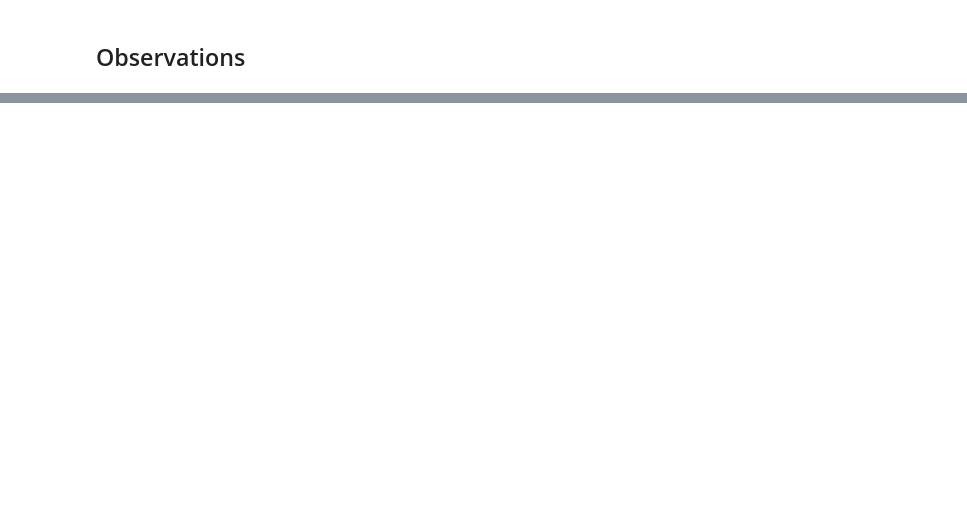
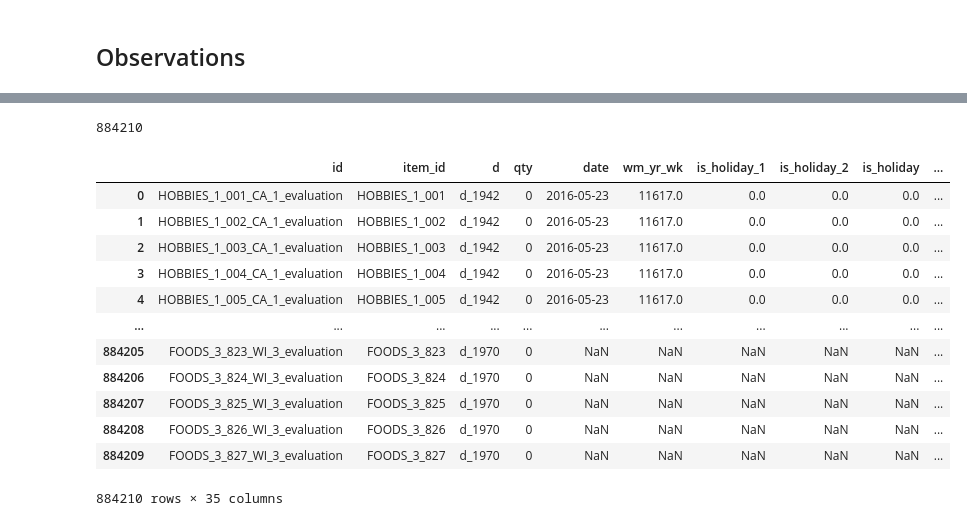
Before and after one commit to khanh22mse23057/python4engineer-assignments, a Jupyter notebook: Assignments3_M5_Forecasting_with_LSTM_and_LightGBM.ipynb, the cells around one changed output, grey strips where cells are left out. Cells and saved outputs as stored; diff of their text form; code cells hidden in the pictures; blank space fills up the shorter version.

```diff
--- a/Assignments3_M5_Forecasting_with_LSTM_and_LightGBM.ipynb
+++ b/Assignments3_M5_Forecasting_with_LSTM_and_LightGBM.ipynb
@@ -700,0 +736,19 @@ KeyError: ignored
+# %%
+import lightgbm as lgb
+
+
+lgb_train = lgb.Dataset(X_train, y_train)
+lgb_eval = lgb.Dataset(X_test, y_test)
+
+params = {
+    'boosting_type': 'gbdt',
+    'metric': 'rmse',
+    'objective': 'regression',
+    'n_jobs': -1,
+    'seed': 236,
+    'learning_rate': 0.01,
+    'bagging_fraction': 0.75,
+    'bagging_freq': 10,
+    'colsample_bytree': 0.75}
+
+model = lgb.train(params, lgb_train, num_boost_round=2500, early_stopping_rounds=50, valid_sets = [lgb_train, lgb_eval], verbose_eval=100)
@@ -700,0 +777,4 @@ KeyError: ignored
+# %%
+len(pred)
+# %% [output]
+884210
@@ -700,0 +783,16 @@ KeyError: ignored
+# %%
+train_sales_test
+# %% [output]
+|  | id | item_id | d | qty | date | wm_yr_wk | is_holiday_1 | is_holiday_2 | is_holiday | ... |
+| 0 | HOBBIES_1_001_CA_1_evaluation | HOBBIES_1_001 | d_1942 | 0 | 2016-05-23 | 11617.0 | 0.0 | 0.0 | 0.0 | ... |
+| 1 | HOBBIES_1_002_CA_1_evaluation | HOBBIES_1_002 | d_1942 | 0 | 2016-05-23 | 11617.0 | 0.0 | 0.0 | 0.0 | ... |
+| 2 | HOBBIES_1_003_CA_1_evaluation | HOBBIES_1_003 | d_1942 | 0 | 2016-05-23 | 11617.0 | 0.0 | 0.0 | 0.0 | ... |
+| 3 | HOBBIES_1_004_CA_1_evaluation | HOBBIES_1_004 | d_1942 | 0 | 2016-05-23 | 11617.0 | 0.0 | 0.0 | 0.0 | ... |
+| 4 | HOBBIES_1_005_CA_1_evaluation | HOBBIES_1_005 | d_1942 | 0 | 2016-05-23 | 11617.0 | 0.0 | 0.0 | 0.0 | ... |
+| ... | ... | ... | ... | ... | ... | ... | ... | ... | ... | ... |
+| 884205 | FOODS_3_823_WI_3_evaluation | FOODS_3_823 | d_1970 | 0 | NaN | NaN | NaN | NaN | NaN | ... |
+| 884206 | FOODS_3_824_WI_3_evaluation | FOODS_3_824 | d_1970 | 0 | NaN | NaN | NaN | NaN | NaN | ... |
+| 884207 | FOODS_3_825_WI_3_evaluation | FOODS_3_825 | d_1970 | 0 | NaN | NaN | NaN | NaN | NaN | ... |
+| 884208 | FOODS_3_826_WI_3_evaluation | FOODS_3_826 | d_1970 | 0 | NaN | NaN | NaN | NaN | NaN | ... |
+| 884209 | FOODS_3_827_WI_3_evaluation | FOODS_3_827 | d_1970 | 0 | NaN | NaN | NaN | NaN | NaN | ... |
+884210 rows × 35 columns
```
Also changed, not shown: parts of 36 cells of this notebook.
